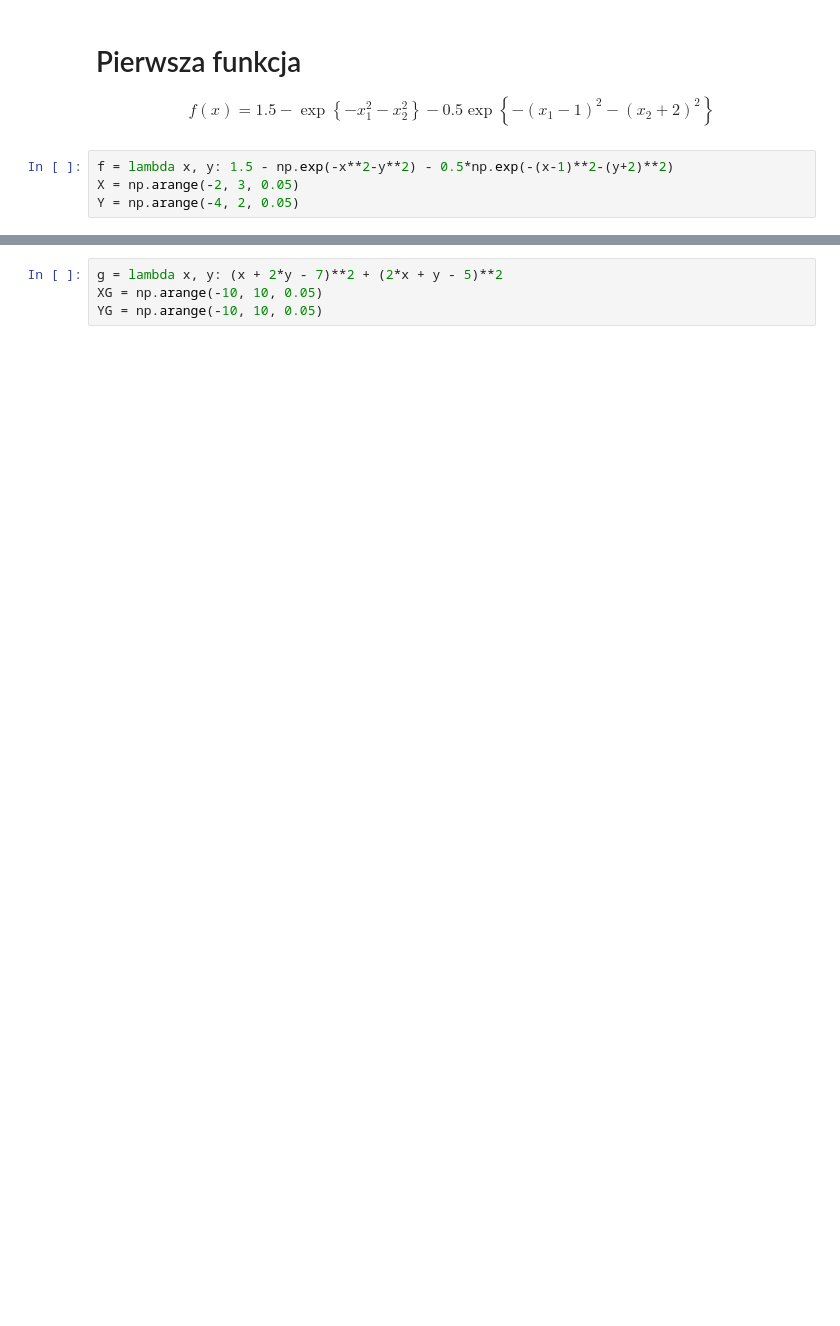
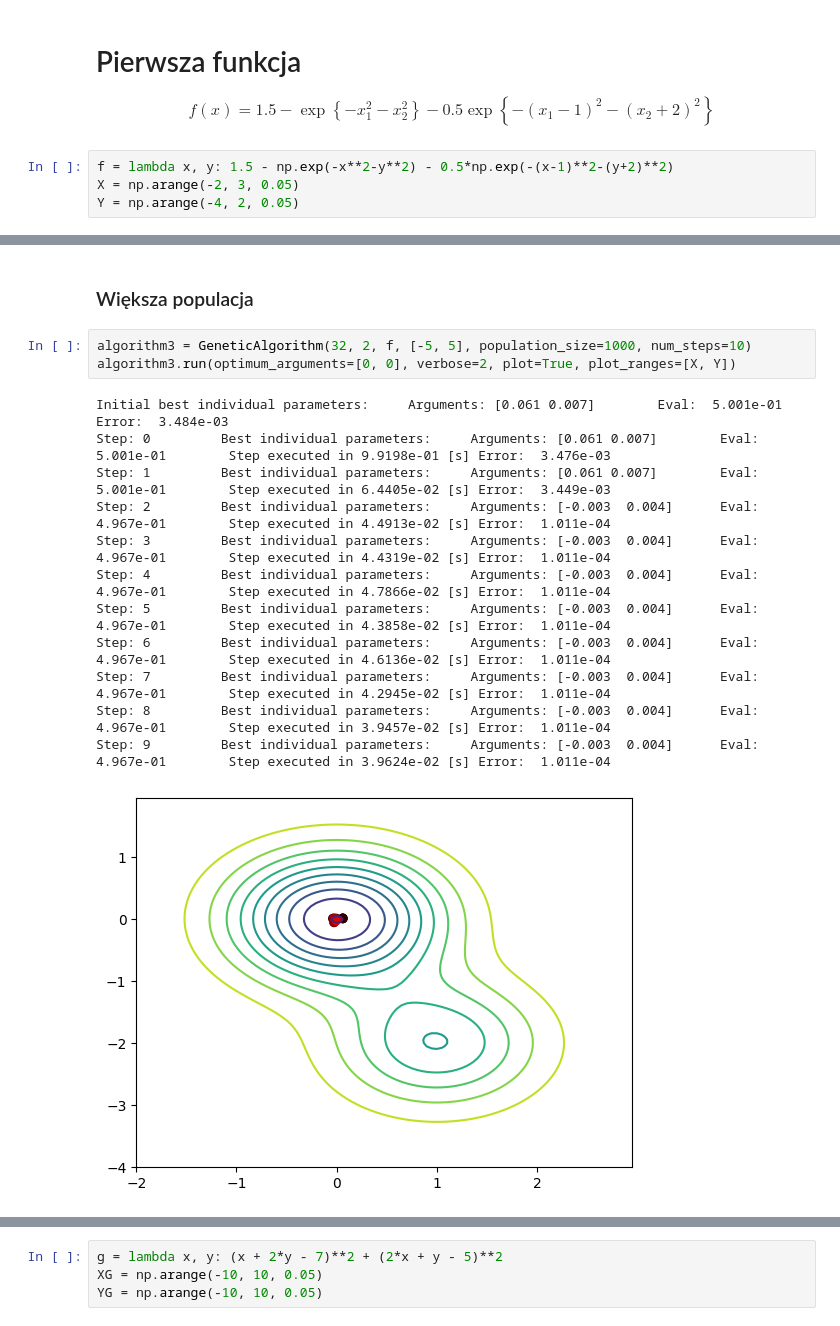
Before and after one commit to VisteK528/WSI, a Jupyter notebook: Exercise2/zadanie_2.ipynb, the cells around one changed output, grey strips where cells are left out. Drawn from its saved outputs; the diff is of its cells as text; blank space fills up the shorter version.

```diff
--- a/Exercise2/zadanie_2.ipynb
+++ b/Exercise2/zadanie_2.ipynb
@@ -262,0 +268,18 @@ algorithm.plot_func(algorithm.trace, X_narrow, Y_narrow)
+# %% [markdown]
+### Większa populacja
+# %%
+algorithm3 = GeneticAlgorithm(32, 2, f, [-5, 5], population_size=1000, num_steps=10)
+algorithm3.run(optimum_arguments=[0, 0], verbose=2, plot=True, plot_ranges=[X, Y])
+# %% [output]
+Initial best individual parameters:     Arguments: [0.061 0.007]        Eval:  5.001e-01        Error:  3.484e-03
+Step: 0         Best individual parameters:     Arguments: [0.061 0.007]        Eval:  5.001e-01        Step executed in 9.9198e-01 [s] Error:  3.476e-03
+Step: 1         Best individual parameters:     Arguments: [0.061 0.007]        Eval:  5.001e-01        Step executed in 6.4405e-02 [s] Error:  3.449e-03
+Step: 2         Best individual parameters:     Arguments: [-0.003  0.004]      Eval:  4.967e-01        Step executed in 4.4913e-02 [s] Error:  1.011e-04
+Step: 3         Best individual parameters:     Arguments: [-0.003  0.004]      Eval:  4.967e-01        Step executed in 4.4319e-02 [s] Error:  1.011e-04
+Step: 4         Best individual parameters:     Arguments: [-0.003  0.004]      Eval:  4.967e-01        Step executed in 4.7866e-02 [s] Error:  1.011e-04
+Step: 5         Best individual parameters:     Arguments: [-0.003  0.004]      Eval:  4.967e-01        Step executed in 4.3858e-02 [s] Error:  1.011e-04
+Step: 6         Best individual parameters:     Arguments: [-0.003  0.004]      Eval:  4.967e-01        Step executed in 4.6136e-02 [s] Error:  1.011e-04
+Step: 7         Best individual parameters:     Arguments: [-0.003  0.004]      Eval:  4.967e-01        Step executed in 4.2945e-02 [s] Error:  1.011e-04
+Step: 8         Best individual parameters:     Arguments: [-0.003  0.004]      Eval:  4.967e-01        Step executed in 3.9457e-02 [s] Error:  1.011e-04
+Step: 9         Best individual parameters:     Arguments: [-0.003  0.004]      Eval:  4.967e-01        Step executed in 3.9624e-02 [s] Error:  1.011e-04
+[figure, added]
```
Also changed, not shown: parts of 19 cells of this notebook.
